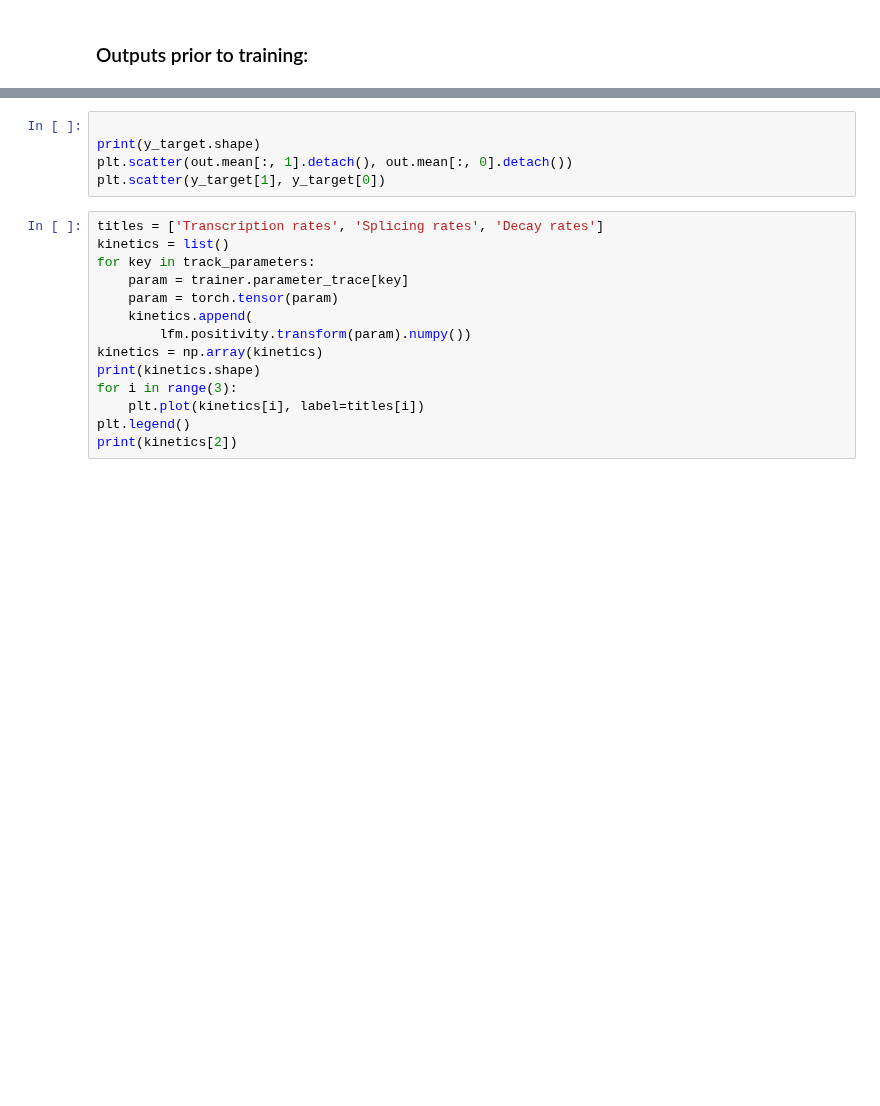
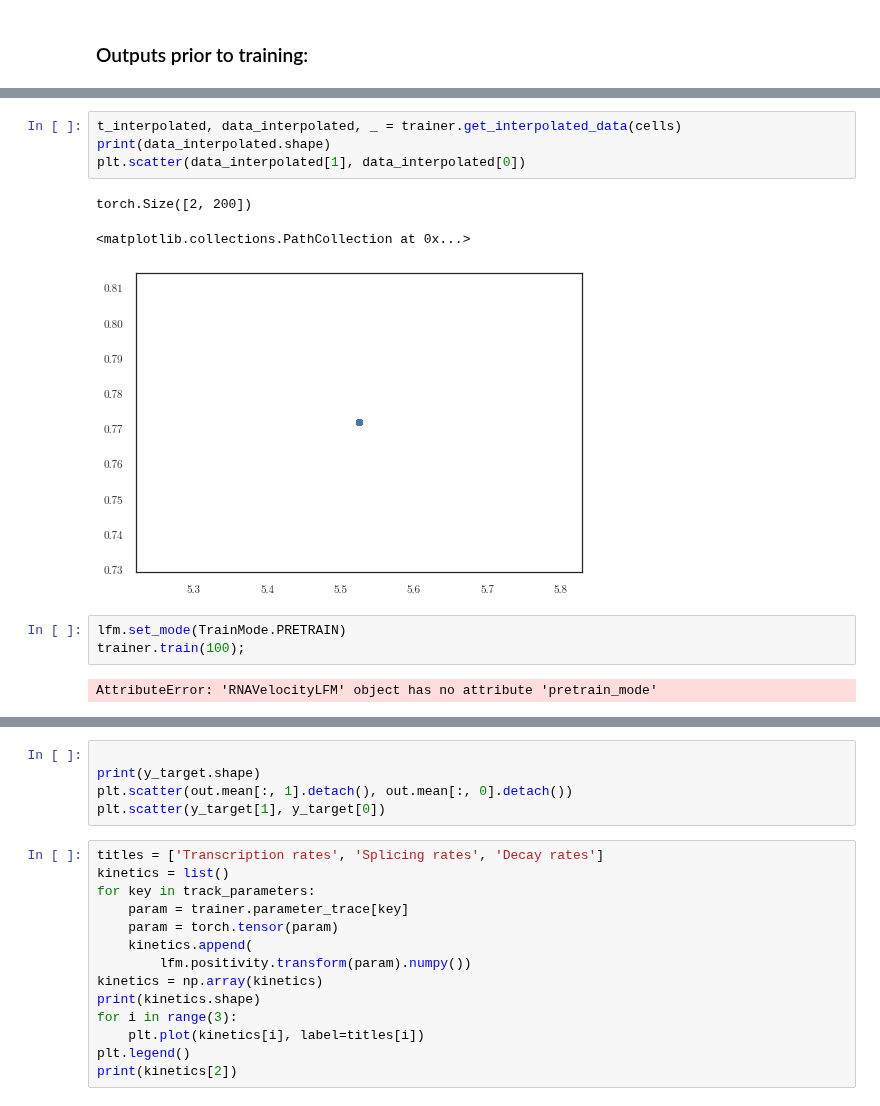
Before and after one commit to mossjacob/alfi, a Jupyter notebook: experiments/rnavelocity/rnavelocity.ipynb, the cells around one changed output, grey strips where cells are left out. Cells and saved outputs as stored; diff of their text form; blank space fills up the shorter version.

```diff
--- a/experiments/rnavelocity/rnavelocity.ipynb
+++ b/experiments/rnavelocity/rnavelocity.ipynb
@@ -323 +294,14 @@ Epoch 050/050 - Loss: 2.23 (2.20 0.04) kernel: [7.8808203]
+# %%
+t_interpolated, data_interpolated, _ = trainer.get_interpolated_data(cells)
+print(data_interpolated.shape)
+plt.scatter(data_interpolated[1], data_interpolated[0])
+# %% [output]
+torch.Size([2, 200])
+<matplotlib.collections.PathCollection at 0x...>
+[figure, added]
+# %%
+lfm.set_mode(TrainMode.PRETRAIN)
+trainer.train(100);
+# %% [output]
+AttributeError: 'RNAVelocityLFM' object has no attribute 'pretrain_mode'
 # %%
```
Also changed, not shown: parts of 9 cells of this notebook, 17 other files.
